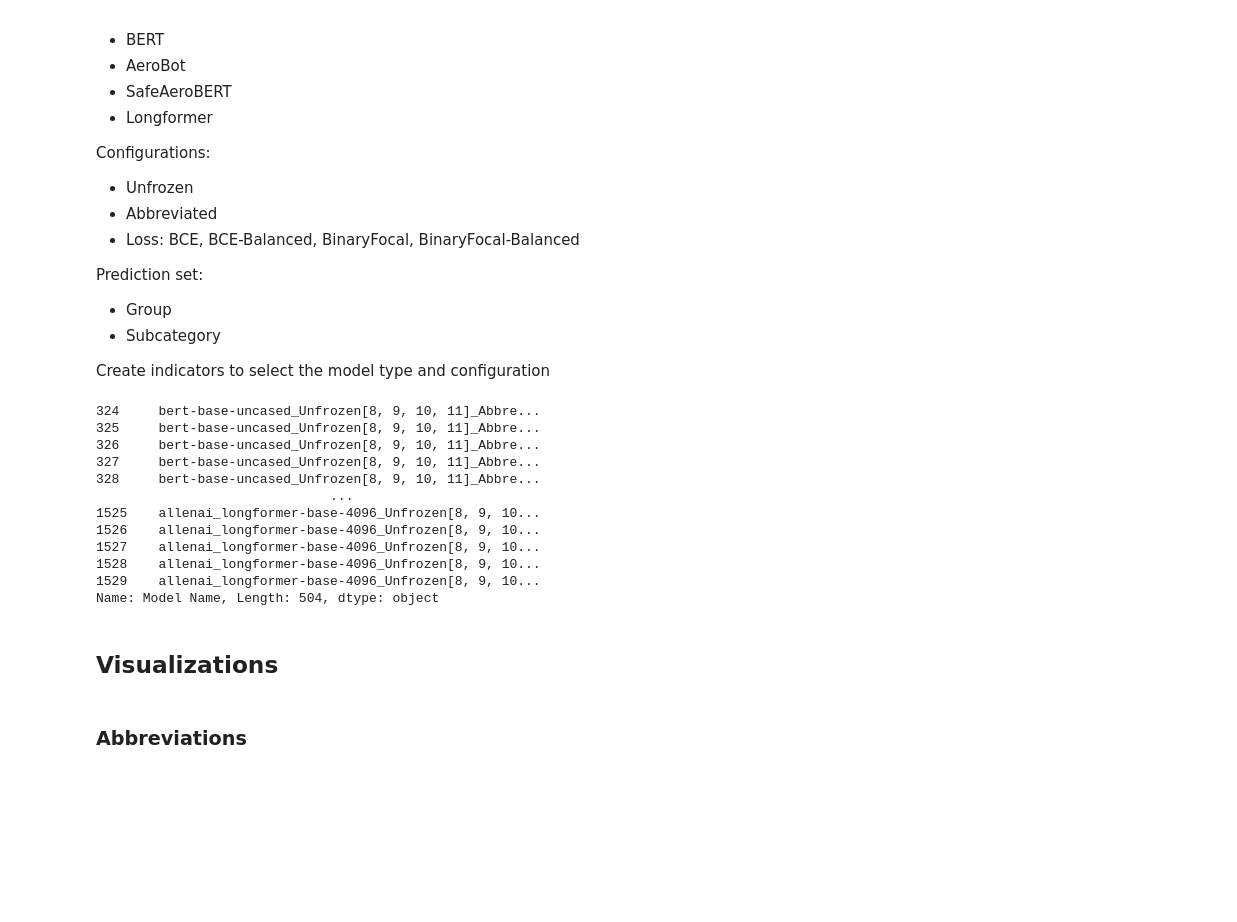
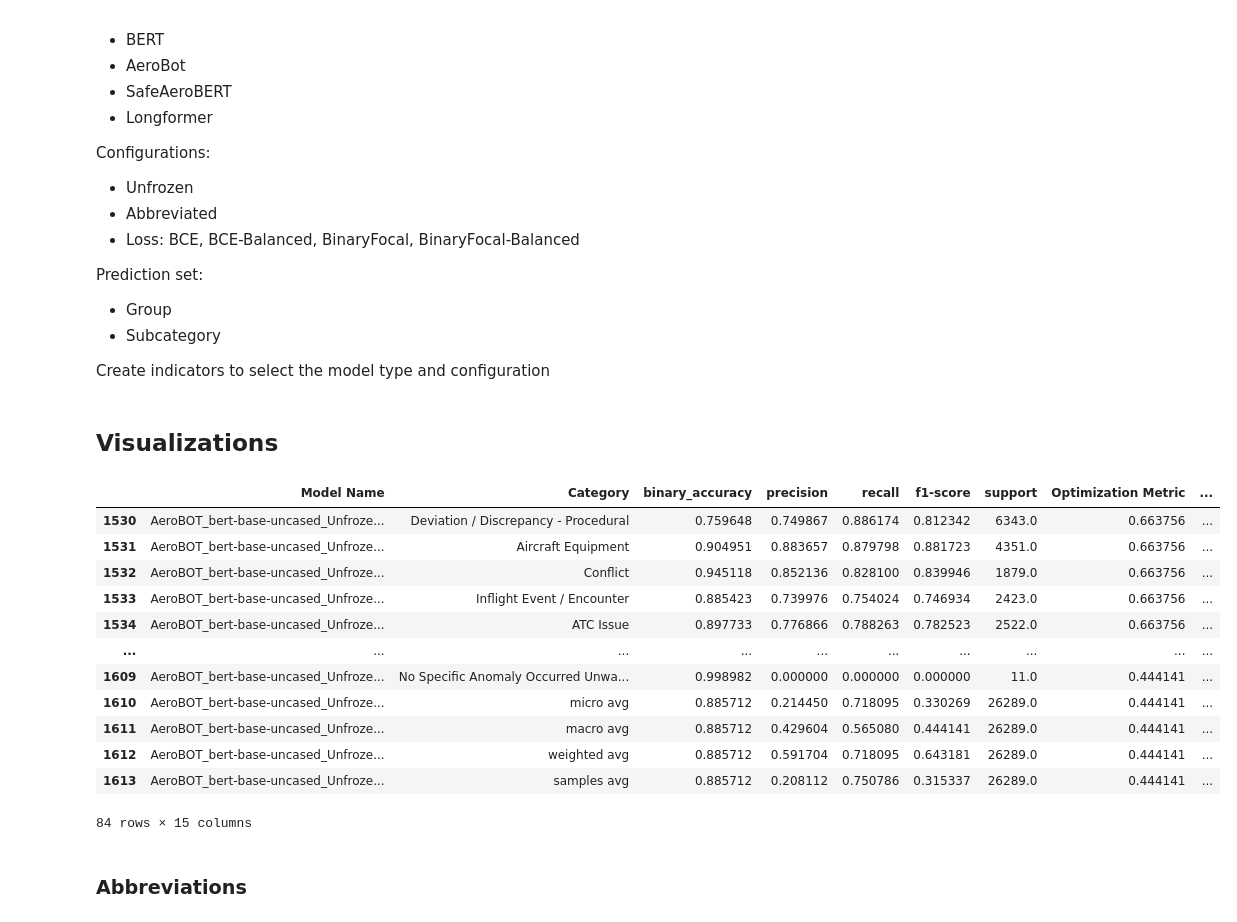
Before and after one commit to Gogonemnem/Safran-Project, a Jupyter notebook: Visualization_plot.ipynb, the cells around one changed output. Cells and saved outputs as stored; diff of their text form; code cells hidden in the pictures; blank space fills up the shorter version.

```diff
--- a/Visualization_plot.ipynb
+++ b/Visualization_plot.ipynb
@@ -127,25 +129,6 @@ xticks = shortened_model_names
 
 # Add column with short_names for plotting
 results["Short_name"] = results['Model Name'].apply(shorten_model_name)
-# %%
-results[results["Loss"] == "BCE_unbalanced"]
-test = results[results["Training_data"] == "abbreviated"]
-#filtered_results = results[(results["Loss"] == "BCE_unbalanced") & (results["Training_data"] == "abbreviated")]
-#filtered_results
-test["Model Name"]
-# %% [output]
-324     bert-base-uncased_Unfrozen[8, 9, 10, 11]_Abbre...
-325     bert-base-uncased_Unfrozen[8, 9, 10, 11]_Abbre...
-326     bert-base-uncased_Unfrozen[8, 9, 10, 11]_Abbre...
-327     bert-base-uncased_Unfrozen[8, 9, 10, 11]_Abbre...
-328     bert-base-uncased_Unfrozen[8, 9, 10, 11]_Abbre...
-                              ...
-1525    allenai_longformer-base-4096_Unfrozen[8, 9, 10...
-1526    allenai_longformer-base-4096_Unfrozen[8, 9, 10...
-1527    allenai_longformer-base-4096_Unfrozen[8, 9, 10...
-1528    allenai_longformer-base-4096_Unfrozen[8, 9, 10...
-1529    allenai_longformer-base-4096_Unfrozen[8, 9, 10...
-Name: Model Name, Length: 504, dtype: object
 # %% [markdown]
 ## Visualizations
 # %%
@@ -159,6 +142,24 @@ def filter_results(training_data, loss_list, layer, prediction_set, category, re
         (results["Category"] == category)
     ].sort_values(by="f1-score")
     return filtered_df
+# %%
+SAFRAN_model = results[results["Model"] == 'AeroBOT']
+names = SAFRAN_model['Model Name'].unique()
+SAFRAN_model
+# %% [output]
+|  | Model Name | Category | binary_accuracy | precision | recall | f1-score | support | Optimization Metric | ... |
+| 1530 | AeroBOT_bert-base-uncased_Unfroze... | Deviation / Discrepancy - Procedural | 0.759648 | 0.749867 | 0.886174 | 0.812342 | 6343.0 | 0.663756 | ... |
+| 1531 | AeroBOT_bert-base-uncased_Unfroze... | Aircraft Equipment | 0.904951 | 0.883657 | 0.879798 | 0.881723 | 4351.0 | 0.663756 | ... |
+| 1532 | AeroBOT_bert-base-uncased_Unfroze... | Conflict | 0.945118 | 0.852136 | 0.828100 | 0.839946 | 1879.0 | 0.663756 | ... |
+| 1533 | AeroBOT_bert-base-uncased_Unfroze... | Inflight Event / Encounter | 0.885423 | 0.739976 | 0.754024 | 0.746934 | 2423.0 | 0.663756 | ... |
+| 1534 | AeroBOT_bert-base-uncased_Unfroze... | ATC Issue | 0.897733 | 0.776866 | 0.788263 | 0.782523 | 2522.0 | 0.663756 | ... |
+| ... | ... | ... | ... | ... | ... | ... | ... | ... | ... |
+| 1609 | AeroBOT_bert-base-uncased_Unfroze... | No Specific Anomaly Occurred Unwa... | 0.998982 | 0.000000 | 0.000000 | 0.000000 | 11.0 | 0.444141 | ... |
+| 1610 | AeroBOT_bert-base-uncased_Unfroze... | micro avg | 0.885712 | 0.214450 | 0.718095 | 0.330269 | 26289.0 | 0.444141 | ... |
+| 1611 | AeroBOT_bert-base-uncased_Unfroze... | macro avg | 0.885712 | 0.429604 | 0.565080 | 0.444141 | 26289.0 | 0.444141 | ... |
+| 1612 | AeroBOT_bert-base-uncased_Unfroze... | weighted avg | 0.885712 | 0.591704 | 0.718095 | 0.643181 | 26289.0 | 0.444141 | ... |
+| 1613 | AeroBOT_bert-base-uncased_Unfroze... | samples avg | 0.885712 | 0.208112 | 0.750786 | 0.315337 | 26289.0 | 0.444141 | ... |
+84 rows × 15 columns
 # %% [markdown]
 ### Abbreviations
 # %%
```
Also changed, not shown: parts of 12 cells of this notebook.
